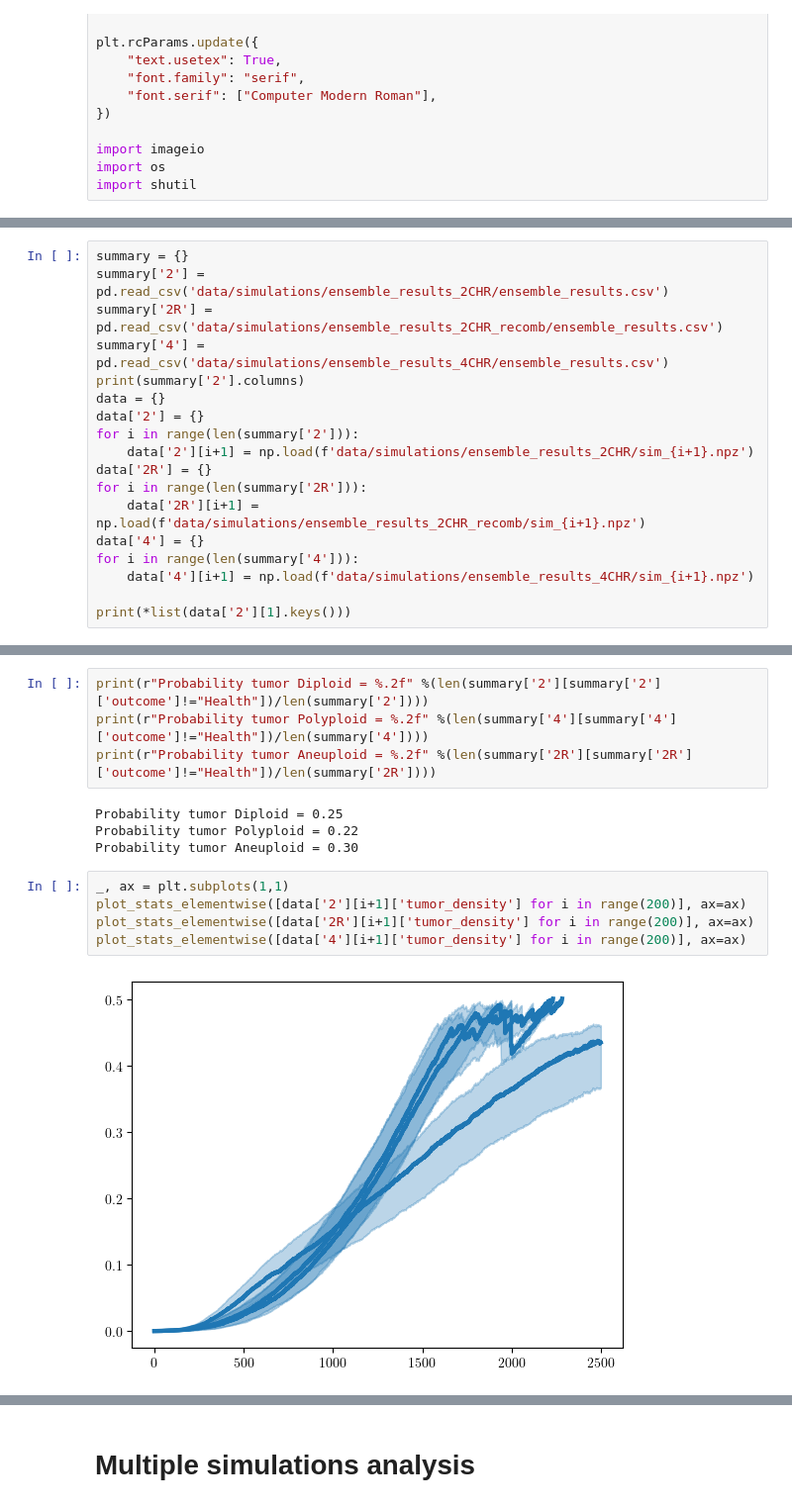
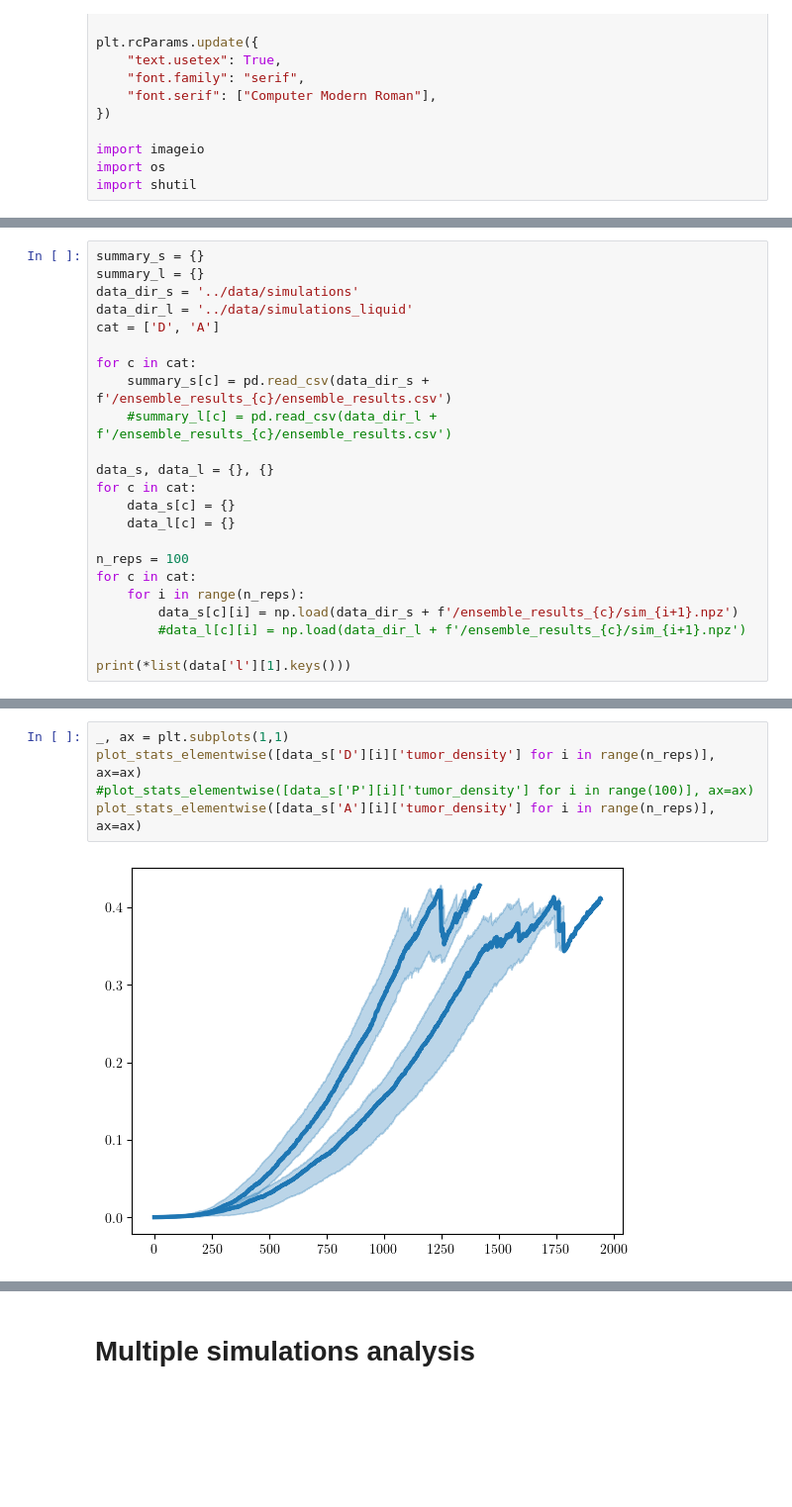
Before and after one commit to francescozambelli/CancerEvo, a Jupyter notebook: notebooks/analysis.ipynb, the cells around one changed output, grey strips where cells are left out. Shown at 99% size. Saved outputs shown, nothing was run; the diff lists cells and outputs as text; blank space fills up the shorter version.

```diff
--- a/notebooks/analysis.ipynb
+++ b/notebooks/analysis.ipynb
@@ -28,19 +102,24 @@ import shutil
 # %%
-summary = {}
-summary['2'] = pd.read_csv('data/simulations/ensemble_results_2CHR/ensemble_results.csv')
-summary['2R'] = pd.read_csv('data/simulations/ensemble_results_2CHR_recomb/ensemble_results.csv')
-summary['4'] = pd.read_csv('data/simulations/ensemble_results_4CHR/ensemble_results.csv')
-print(summary['2'].columns)
-data = {}
-data['2'] = {}
-for i in range(len(summary['2'])):
-    data['2'][i+1] = np.load(f'data/simulations/ensemble_results_2CHR/sim_{i+1}.npz')
-data['2R'] = {}
-for i in range(len(summary['2R'])):
-    data['2R'][i+1] = np.load(f'data/simulations/ensemble_results_2CHR_recomb/sim_{i+1}.npz')
-data['4'] = {}
-for i in range(len(summary['4'])):
-    data['4'][i+1] = np.load(f'data/simulations/ensemble_results_4CHR/sim_{i+1}.npz')
+summary_s = {}
+summary_l = {}
+data_dir_s = '../data/simulations'
+data_dir_l = '../data/simulations_liquid'
+cat = ['D', 'A']
 
-print(*list(data['2'][1].keys()))
+for c in cat:
+    summary_s[c] = pd.read_csv(data_dir_s + f'/ensemble_results_{c}/ensemble_results.csv')
+    #summary_l[c] = pd.read_csv(data_dir_l + f'/ensemble_results_{c}/ensemble_results.csv')
+
+data_s, data_l = {}, {}
+for c in cat:
+    data_s[c] = {}
+    data_l[c] = {}
+
+n_reps = 100
+for c in cat:
+    for i in range(n_reps):
+        data_s[c][i] = np.load(data_dir_s + f'/ensemble_results_{c}/sim_{i+1}.npz')
+        #data_l[c][i] = np.load(data_dir_l + f'/ensemble_results_{c}/sim_{i+1}.npz')
+
+print(*list(data['l'][1].keys()))
 # %% [output]
@@ -53,15 +127,7 @@ len(summary['2'][summary['2']['outcome']!="Health"])/len(summary['2'])
-# %%
-print(r"Probability tumor Diploid = %.2f" %(len(summary['2'][summary['2']['outcome']!="Health"])/len(summary['2'])))
-print(r"Probability tumor Polyploid = %.2f" %(len(summary['4'][summary['4']['outcome']!="Health"])/len(summary['4'])))
-print(r"Probability tumor Aneuploid = %.2f" %(len(summary['2R'][summary['2R']['outcome']!="Health"])/len(summary['2R'])))
-# %% [output]
-Probability tumor Diploid = 0.25
-Probability tumor Polyploid = 0.22
-Probability tumor Aneuploid = 0.30
 # %%
 _, ax = plt.subplots(1,1)
-plot_stats_elementwise([data['2'][i+1]['tumor_density'] for i in range(200)], ax=ax)
-plot_stats_elementwise([data['2R'][i+1]['tumor_density'] for i in range(200)], ax=ax)
-plot_stats_elementwise([data['4'][i+1]['tumor_density'] for i in range(200)], ax=ax)
+plot_stats_elementwise([data_s['D'][i]['tumor_density'] for i in range(n_reps)], ax=ax)
+#plot_stats_elementwise([data_s['P'][i]['tumor_density'] for i in range(100)], ax=ax)
+plot_stats_elementwise([data_s['A'][i]['tumor_density'] for i in range(n_reps)], ax=ax)
 # %% [output]
-[figure, old version]
+[figure, new version]
```
Also changed, not shown: parts of 8 cells of this notebook, 12 other files.
